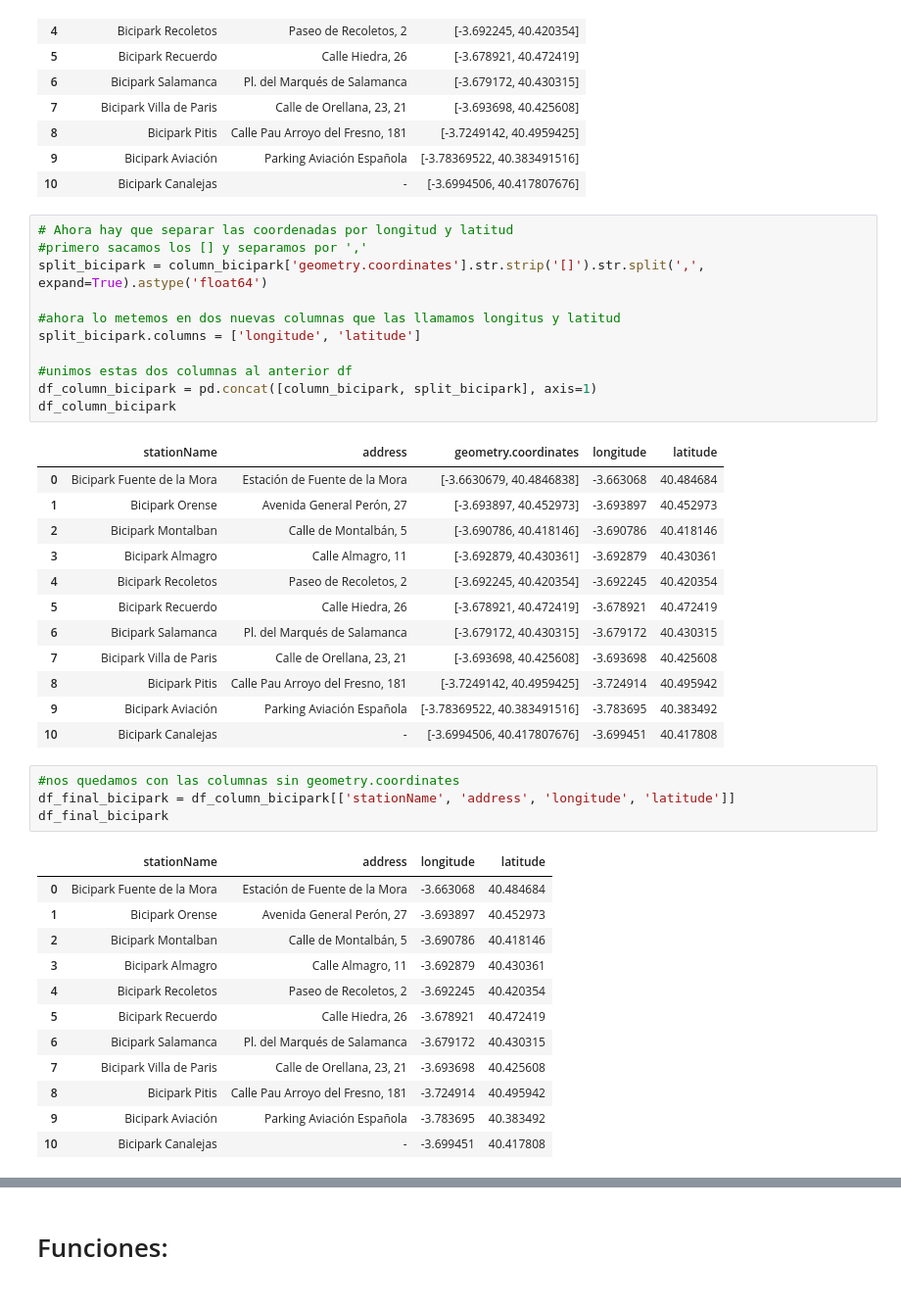
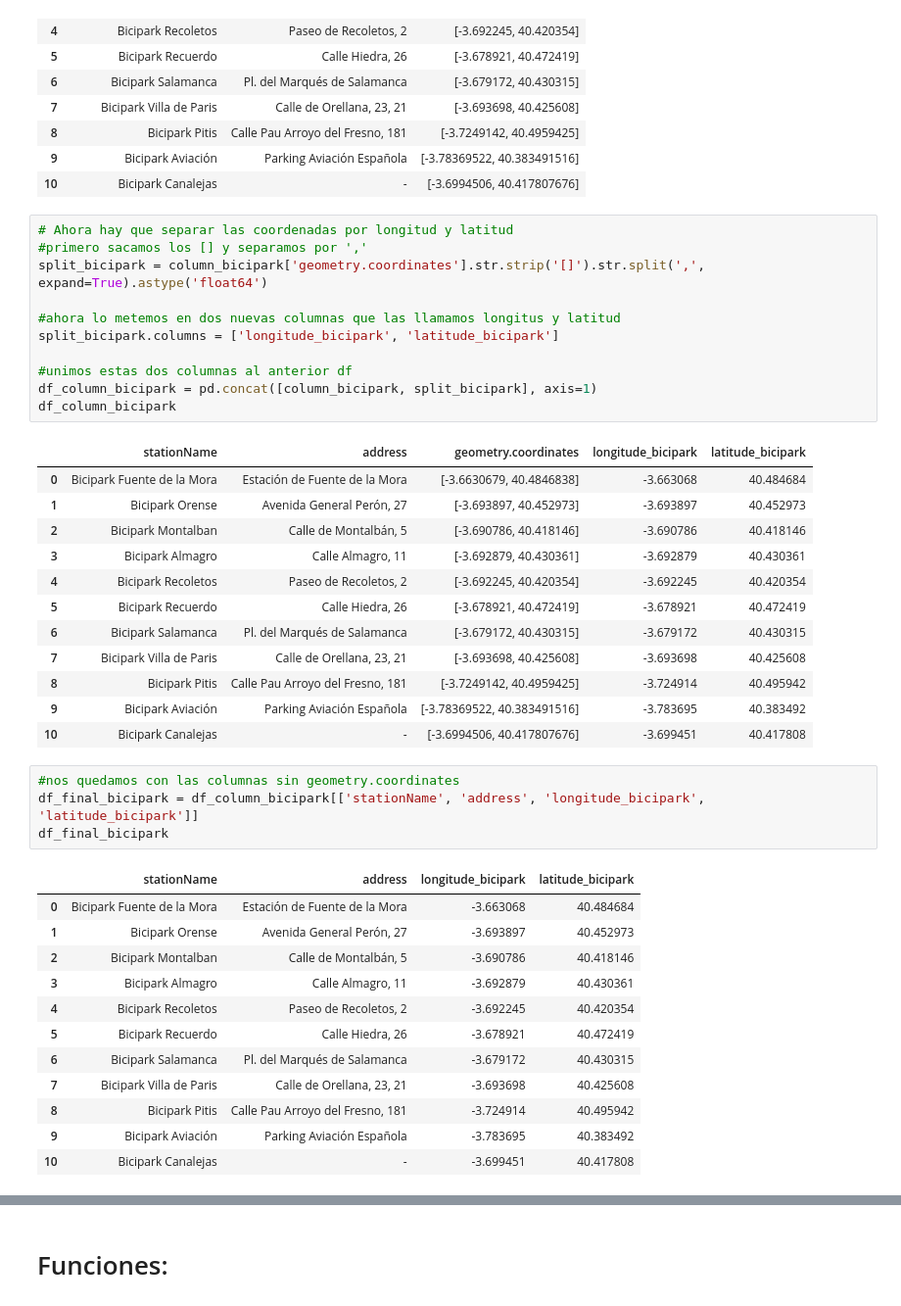
Before and after one commit to SilviaAlconGarrido/project_m1, a Jupyter notebook: notebooks/dev_notebook_.ipynb, the cells around one changed output, grey strips where cells are left out. Shown: that part at 98% size. Cells and saved outputs as stored; diff of their text form.

```diff
--- a/notebooks/dev_notebook_.ipynb
+++ b/notebooks/dev_notebook_.ipynb
@@ -226,16 +228,16 @@ column_bicipark
 # %%
 # Ahora hay que separar las coordenadas por longitud y latitud
 #primero sacamos los [] y separamos por ','
 split_bicipark = column_bicipark['geometry.coordinates'].str.strip('[]').str.split(',', expand=True).astype('float64')
 
 #ahora lo metemos en dos nuevas columnas que las llamamos longitus y latitud
-split_bicipark.columns = ['longitude', 'latitude']
+split_bicipark.columns = ['longitude_bicipark', 'latitude_bicipark']
 
 #unimos estas dos columnas al anterior df
 df_column_bicipark = pd.concat([column_bicipark, split_bicipark], axis=1)
 df_column_bicipark
 # %% [output]
-|  | stationName | address | geometry.coordinates | longitude | latitude |
+|  | stationName | address | geometry.coordinates | longitude_bicipark | latitude_bicipark |
 | 0 | Bicipark Fuente de la Mora | Estación de Fuente de la Mora | [-3.6630679, 40.4846838] | -3.663068 | 40.484684 |
 | 1 | Bicipark Orense | Avenida General Perón, 27 | [-3.693897, 40.452973] | -3.693897 | 40.452973 |
 | 2 | Bicipark Montalban | Calle de Montalbán, 5 | [-3.690786, 40.418146] | -3.690786 | 40.418146 |
@@ -249,10 +251,10 @@ df_column_bicipark
 | 10 | Bicipark Canalejas | - | [-3.6994506, 40.417807676] | -3.699451 | 40.417808 |
 # %%
 #nos quedamos con las columnas sin geometry.coordinates
-df_final_bicipark = df_column_bicipark[['stationName', 'address', 'longitude', 'latitude']]
+df_final_bicipark = df_column_bicipark[['stationName', 'address', 'longitude_bicipark', 'latitude_bicipark']]
 df_final_bicipark
 # %% [output]
-|  | stationName | address | longitude | latitude |
+|  | stationName | address | longitude_bicipark | latitude_bicipark |
 | 0 | Bicipark Fuente de la Mora | Estación de Fuente de la Mora | -3.663068 | 40.484684 |
 | 1 | Bicipark Orense | Avenida General Perón, 27 | -3.693897 | 40.452973 |
 | 2 | Bicipark Montalban | Calle de Montalbán, 5 | -3.690786 | 40.418146 |
```
Also changed, not shown: parts of 15 cells of this notebook, 2 other files.
